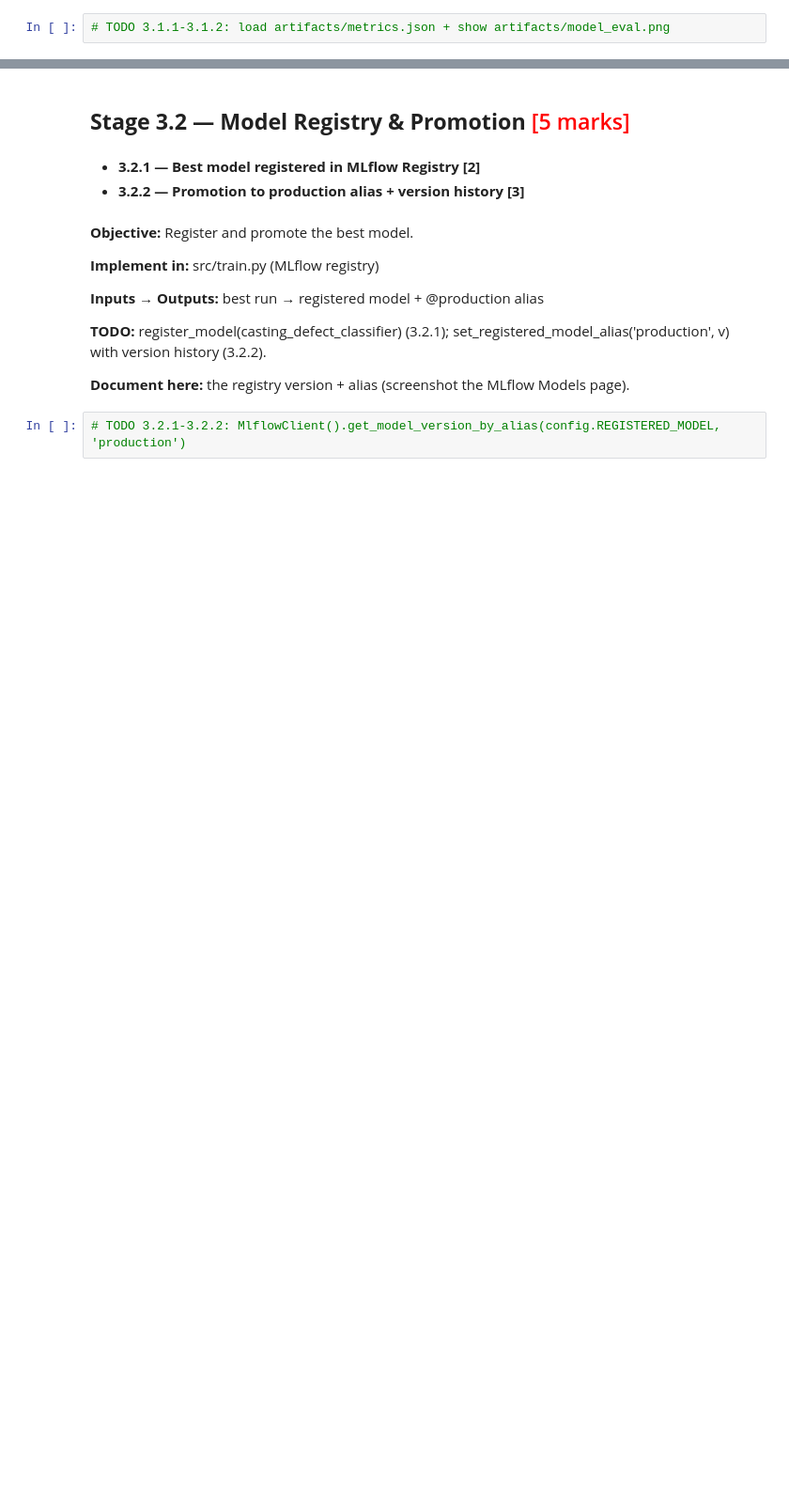
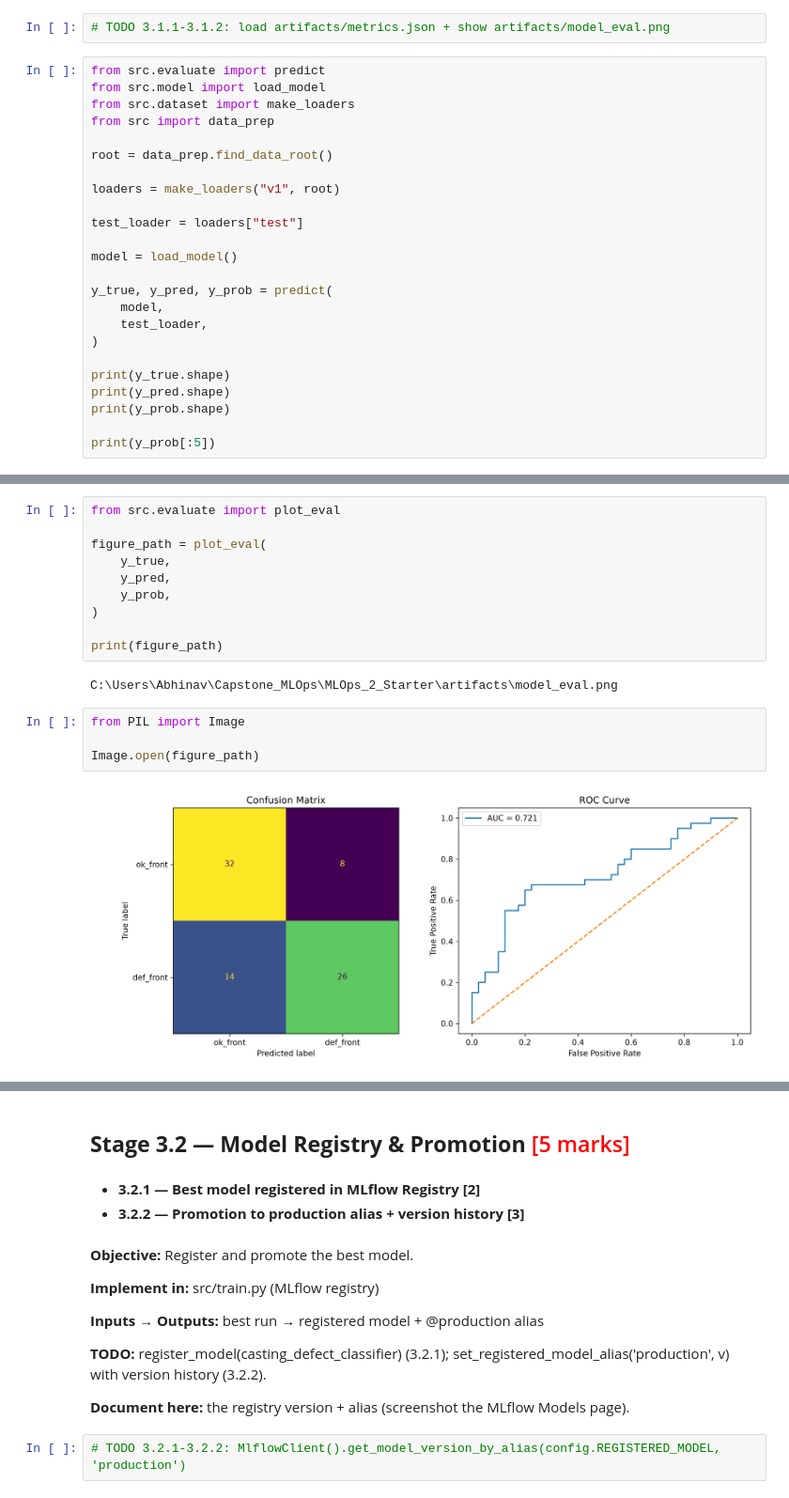
Before and after one commit to abhinavmathurai02-abhi/casting-defect-detection-mlops, a Jupyter notebook: Model_Development_and_Tracking.ipynb, the cells around one changed output, grey strips where cells are left out. Shown at 94% size. Drawn from its saved outputs; the diff is of its cells as text; blank space fills up the shorter version.

```diff
--- a/Model_Development_and_Tracking.ipynb
+++ b/Model_Development_and_Tracking.ipynb
@@ -237,2 +453,26 @@ NameError: name 'train_one_epoch' is not defined
 # %%
 # TODO 3.1.1-3.1.2: load artifacts/metrics.json + show artifacts/model_eval.png
+# %%
+from src.evaluate import predict
+from src.model import load_model
+from src.dataset import make_loaders
+from src import data_prep
+
+root = data_prep.find_data_root()
+
+loaders = make_loaders("v1", root)
+
+test_loader = loaders["test"]
+
+model = load_model()
+
+y_true, y_pred, y_prob = predict(
+    model,
+    test_loader,
+)
+
+print(y_true.shape)
+print(y_pred.shape)
+print(y_prob.shape)
+
+print(y_prob[:5])
@@ -238,0 +507,18 @@ NameError: name 'train_one_epoch' is not defined
+# %%
+from src.evaluate import plot_eval
+
+figure_path = plot_eval(
+    y_true,
+    y_pred,
+    y_prob,
+)
+
+print(figure_path)
+# %% [output]
+C:\Users\Abhinav\Capstone_MLOps\MLOps_2_Starter\artifacts\model_eval.png
+# %%
+from PIL import Image
+
+Image.open(figure_path)
+# %% [output]
+[figure, added]
```
Also changed, not shown: parts of 44 cells of this notebook, 6 other files.
